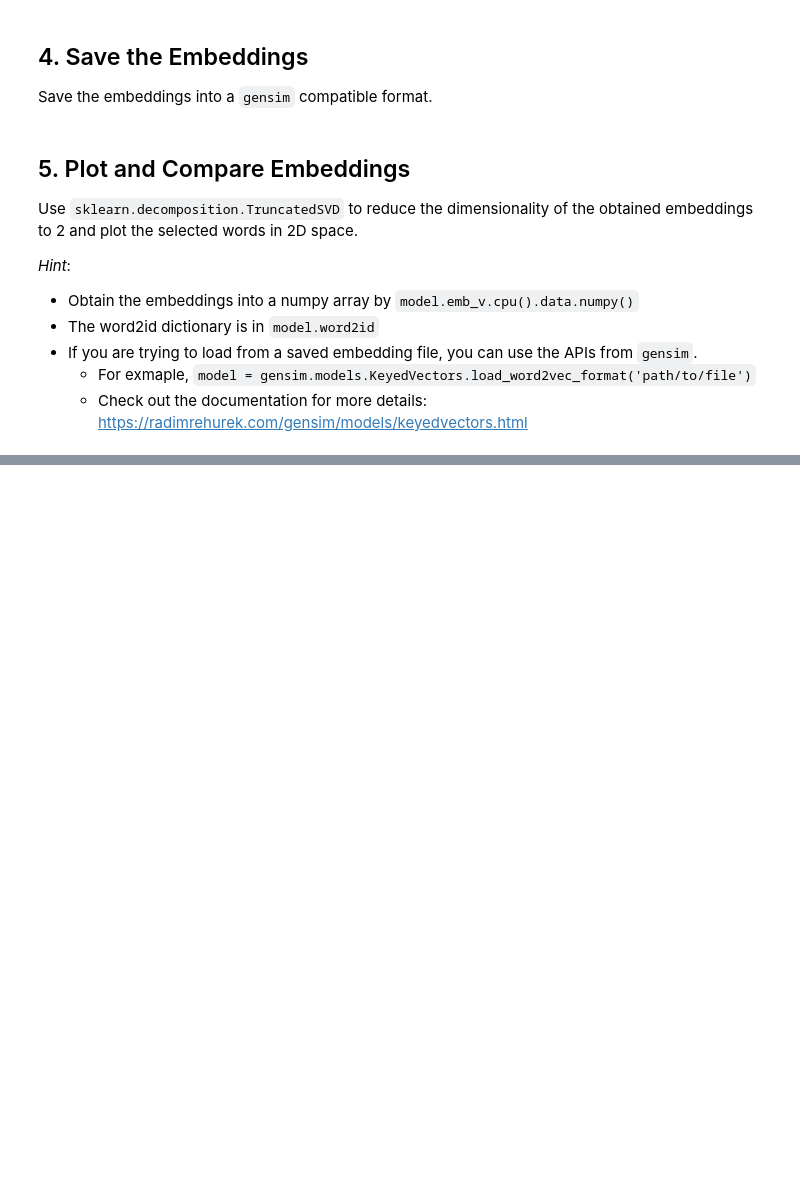
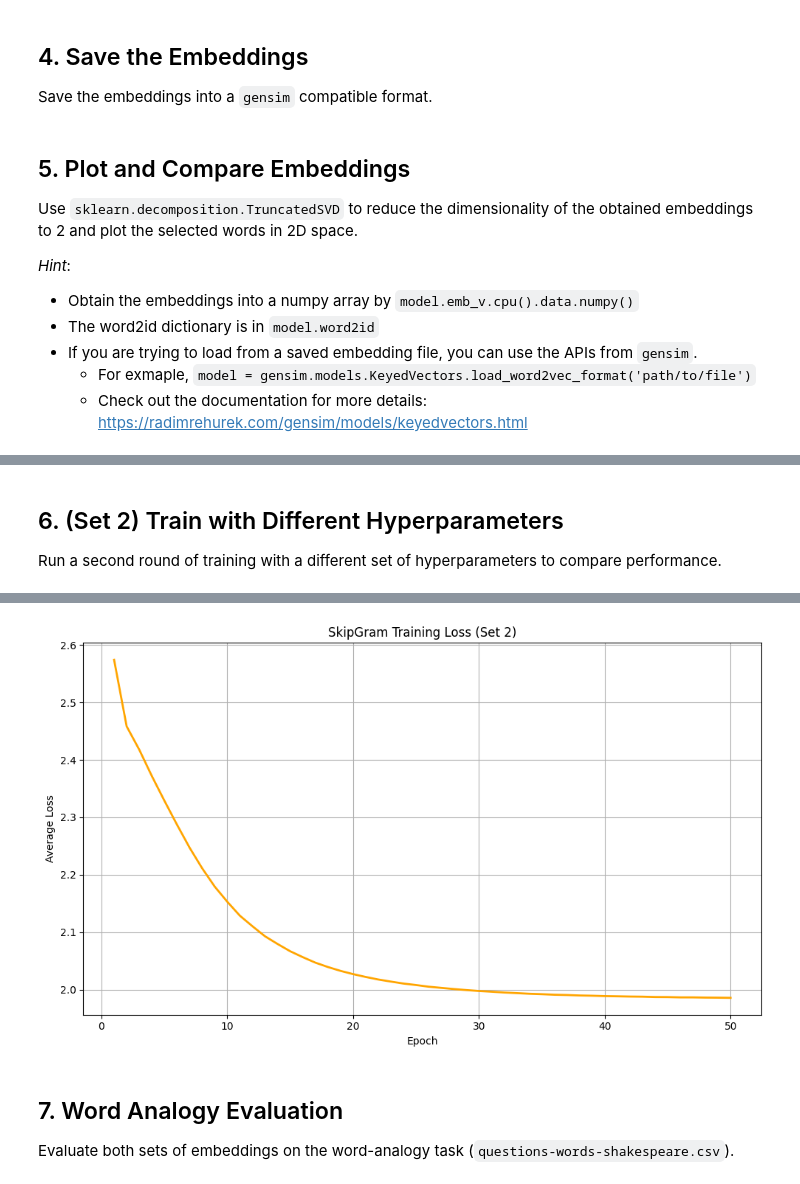
Before and after one commit to EricFeng9/26Spring-NLP-CS310, a Jupyter notebook: Assignment/A2/code/A2_w2v.ipynb, the cells around one changed output, grey strips where cells are left out. Drawn from its saved outputs; the diff is of its cells as text; code cells hidden in the pictures; blank space fills up the shorter version.

```diff
--- a/Assignment/A2/code/A2_w2v.ipynb
+++ b/Assignment/A2/code/A2_w2v.ipynb
@@ -86,8 +89,8 @@ def batchify(data: List, batch_size: int):
     assert batch_size < len(data) # data should be long enough
     for i in range(0, len(data), batch_size):
         batch = data[i:i + batch_size]
-        if i > len(data) - batch_size: # if the last batch is smaller than batch_size, pad it with the first few data
-            batch = batch + data[:i + batch_size - len(data)]
+        if len(batch) < batch_size: # if the last batch is smaller than batch_size, pad it with the first few data
+            batch = batch + data[:batch_size - len(batch)]
 
         ### YOUR CODE HERE ###
         # 将目前的tuple list解包转为longtensor
@@ -289,0 +330,40 @@ plt.show()
+# %% [markdown]
+## 6. (Set 2) Train with Different Hyperparameters
+
+Run a second round of training with a different set of hyperparameters to compare performance.
+# %%
+# --- Set 2 hyperparameters (tuned for stable convergence) ---
+# Key changes vs Set 1:
+#   - lower lr (0.002 vs 0.025): prevents loss explosion on larger batch/embedding
+#   - smaller min_count (3 vs 5): keeps more words so more test analogies are evaluable
+#   - fewer negative samples k=5: reduces gradient variance; too many k hurts on small corpus
+initial_lr2  = 0.002
+batch_size2  = 256
+emb_size2    = 150
+window_size2 = 5
+k2           = 5
+min_count2   = 3
+epochs2      = 50
+
+# Re-initialise corpus, model and optimizer
+corpus2 = CorpusReader('shakespeare.txt', min_count=min_count2, lang='en')
+model2  = SkipGram(corpus2.vocab_size, emb_size2)
+opt2    = torch.optim.Adam(model2.parameters(), lr=initial_lr2)
+
+data2    = generate_data(all_words, window_size2, k2, corpus2)
+loader2  = batchify(data2, batch_size2)
+
+loss2 = train(model2, loader2, opt2, epochs2)
+
+plt.figure(figsize=(10, 6))
+plt.plot(range(1, len(loss2) + 1), loss2, 'orange', linewidth=2)
+plt.xlabel('Epoch')
+plt.ylabel('Average Loss')
+plt.title('SkipGram Training Loss (Set 2)')
+plt.grid(True)
+plt.tight_layout()
+plt.show()
+
+# Save Set 2 embeddings
+model2.save_embedding(corpus2.id2word, 'embeddings_set2.txt')
+# %% [output]
@@ -289,0 +387,5 @@ plt.show()
+[figure, added]
+# %% [markdown]
+## 7. Word Analogy Evaluation
+
+Evaluate both sets of embeddings on the word-analogy task (`questions-words-shakespeare.csv`).
```
Also changed, not shown: parts of 9 cells of this notebook, 4 other files.
